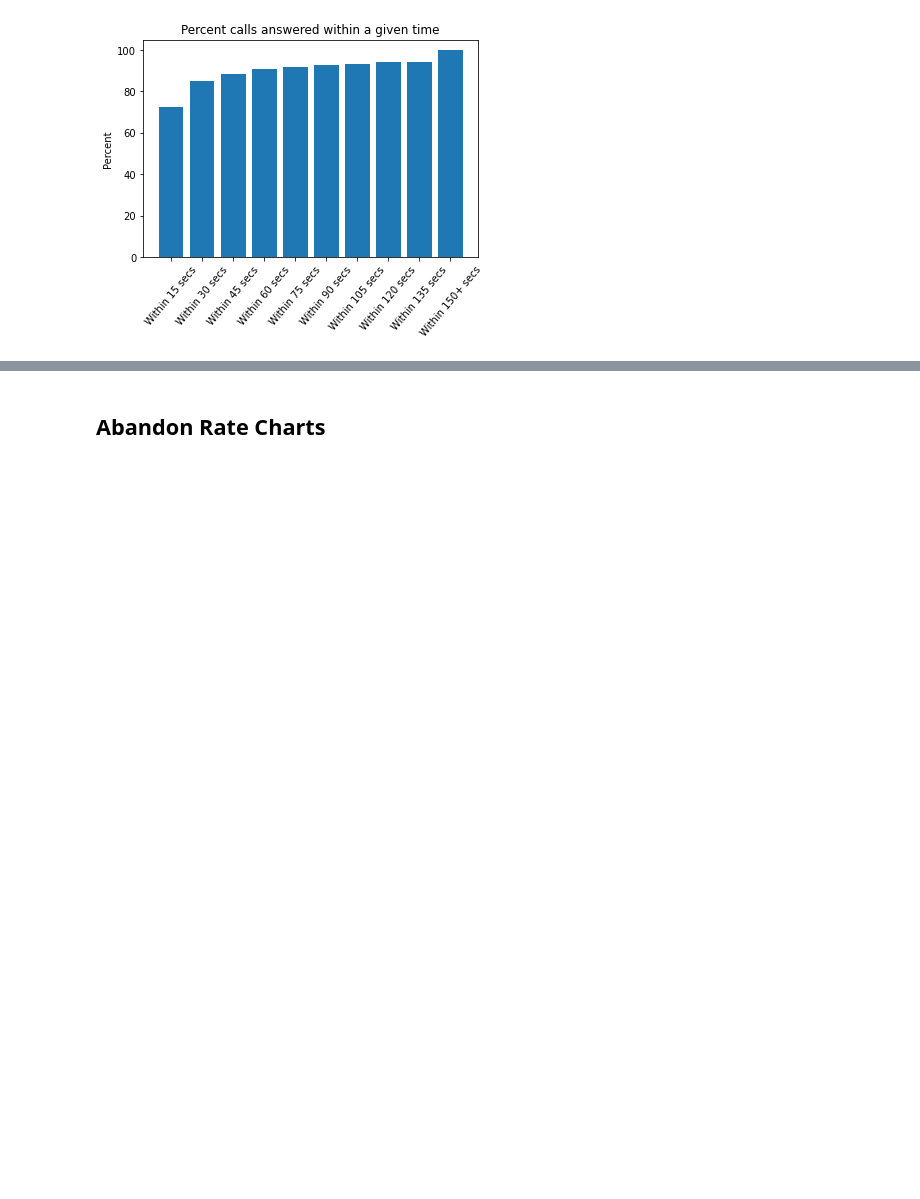
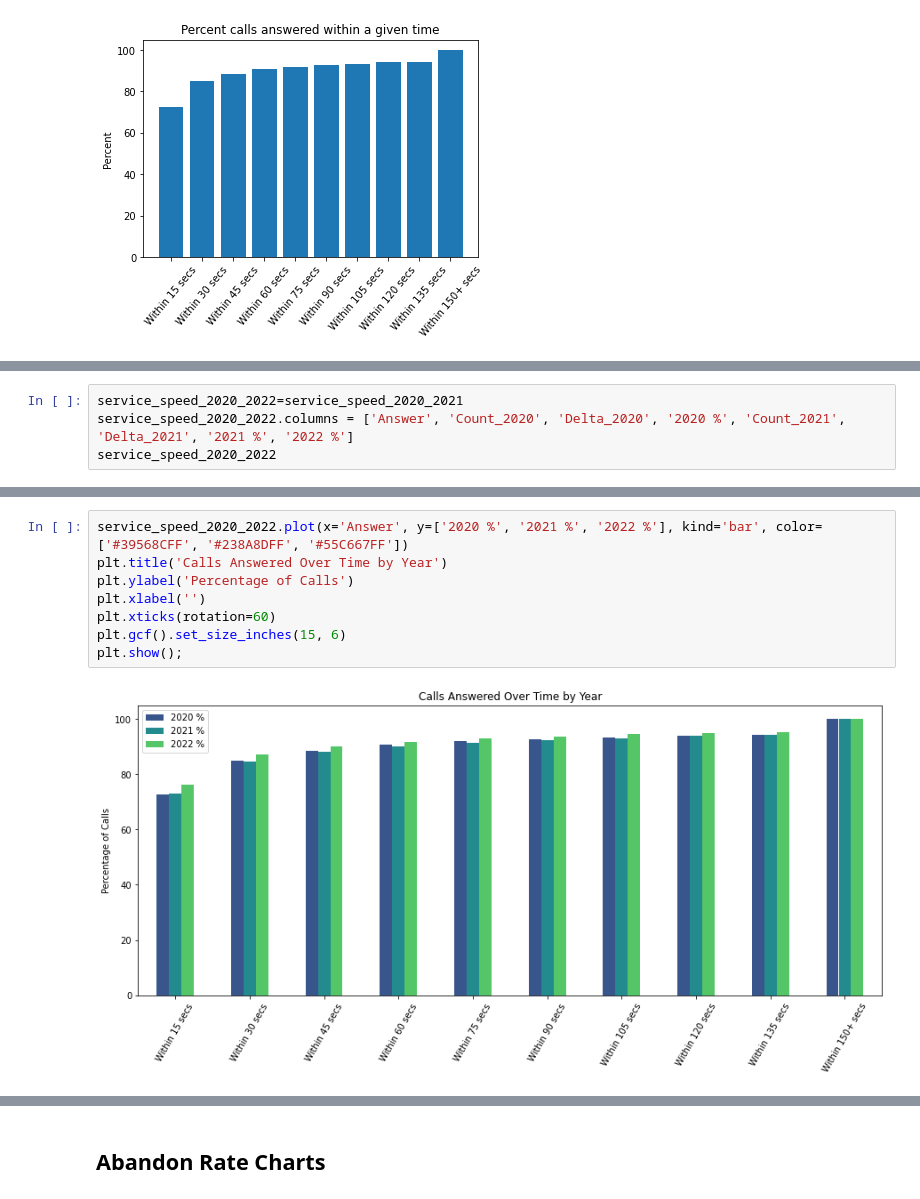
Before and after one commit to NSS-Data-Analytics-Cohort-6/fcs-crisis-sailing-the-seaborn, a Jupyter notebook: notebooks/FCS_Crisis_Study.ipynb, the cells around one changed output, grey strips where cells are left out. Cells and saved outputs as stored; diff of their text form; blank space fills up the shorter version.

```diff
--- a/notebooks/FCS_Crisis_Study.ipynb
+++ b/notebooks/FCS_Crisis_Study.ipynb
@@ -454,0 +459,4 @@ plt.show();
+# %%
+service_speed_2020_2022=service_speed_2020_2021
+service_speed_2020_2022.columns = ['Answer', 'Count_2020', 'Delta_2020', '2020 %', 'Count_2021', 'Delta_2021', '2021 %', '2022 %']
+service_speed_2020_2022
@@ -455 +475,11 @@ plt.show();
+# %%
+service_speed_2020_2022.plot(x='Answer', y=['2020 %', '2021 %', '2022 %'], kind='bar', color=['#39568CFF', '#238A8DFF', '#55C667FF'])
+plt.title('Calls Answered Over Time by Year')
+plt.ylabel('Percentage of Calls')
+plt.xlabel('')
+plt.xticks(rotation=60)
+plt.gcf().set_size_inches(15, 6)
+plt.show();
+# %% [output]
+[figure, added]
 # %%
```
Also changed, not shown: parts of 52 cells of this notebook.
